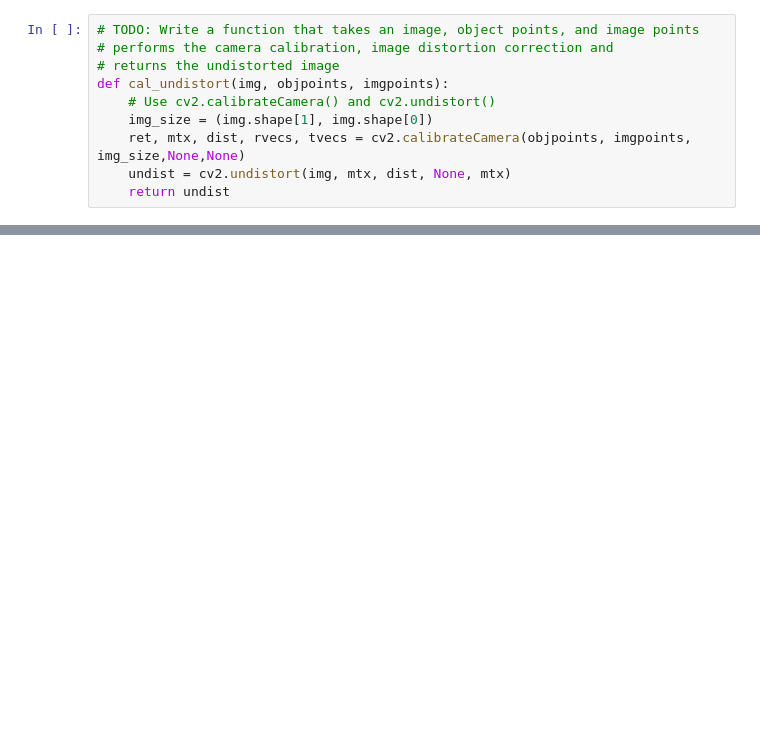
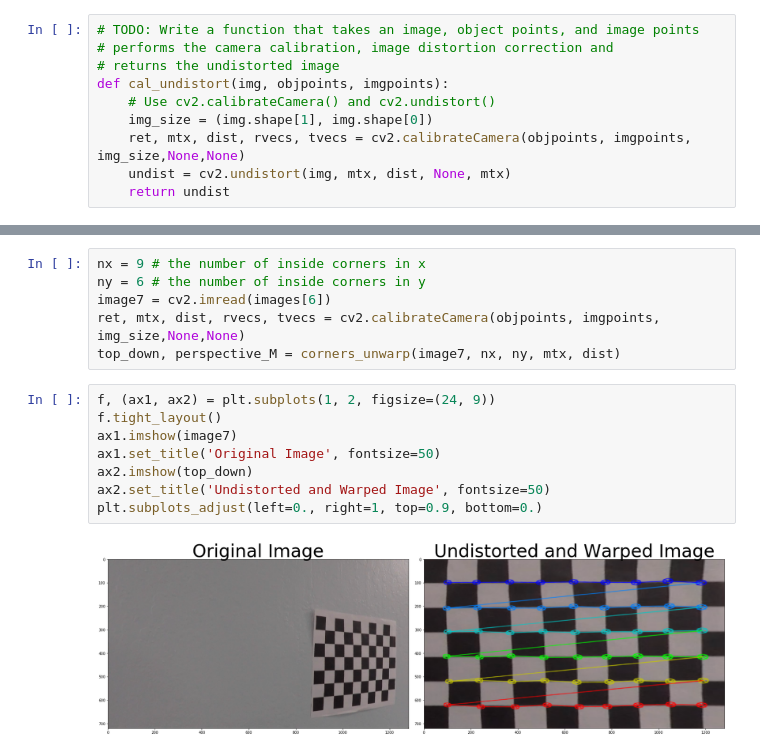
Before and after one commit to calsaviour/sdc, a Jupyter notebook: TermOne/CarND-Advanced-Lane-Lines/camera_cal/Advanced-Lane-Lines-Solution.ipynb, the cells around one changed output, grey strips where cells are left out. Cells and saved outputs as stored; diff of their text form; blank space fills up the shorter version.

```diff
--- a/TermOne/CarND-Advanced-Lane-Lines/camera_cal/Advanced-Lane-Lines-Solution.ipynb
+++ b/TermOne/CarND-Advanced-Lane-Lines/camera_cal/Advanced-Lane-Lines-Solution.ipynb
@@ -74,0 +231,16 @@ plt.subplots_adjust(left=0., right=1, top=0.9, bottom=0.)
+# %%
+nx = 9 # the number of inside corners in x
+ny = 6 # the number of inside corners in y
+image7 = cv2.imread(images[6])
+ret, mtx, dist, rvecs, tvecs = cv2.calibrateCamera(objpoints, imgpoints, img_size,None,None)
+top_down, perspective_M = corners_unwarp(image7, nx, ny, mtx, dist)
+# %%
+f, (ax1, ax2) = plt.subplots(1, 2, figsize=(24, 9))
+f.tight_layout()
+ax1.imshow(image7)
+ax1.set_title('Original Image', fontsize=50)
+ax2.imshow(top_down)
+ax2.set_title('Undistorted and Warped Image', fontsize=50)
+plt.subplots_adjust(left=0., right=1, top=0.9, bottom=0.)
+# %% [output]
+[figure, added]
```
Also changed, not shown: parts of 13 cells of this notebook, 1 other file.
